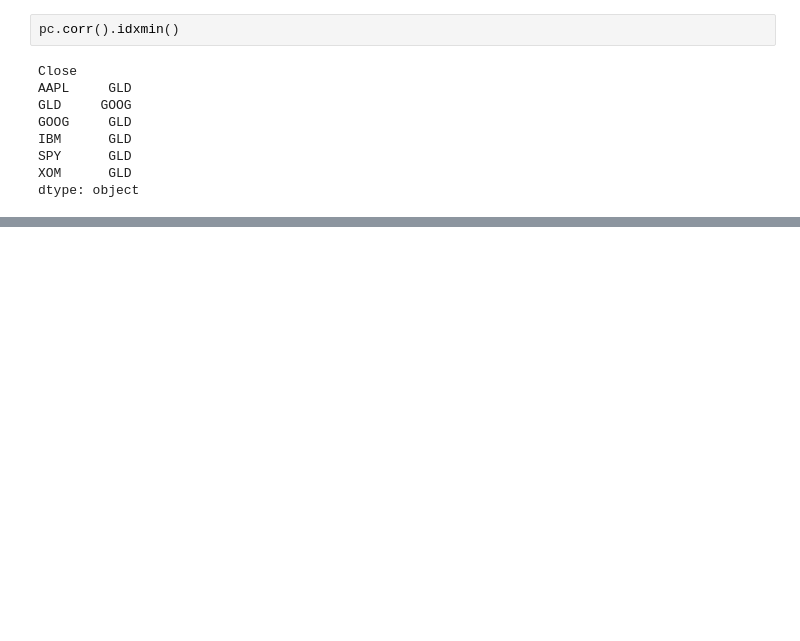
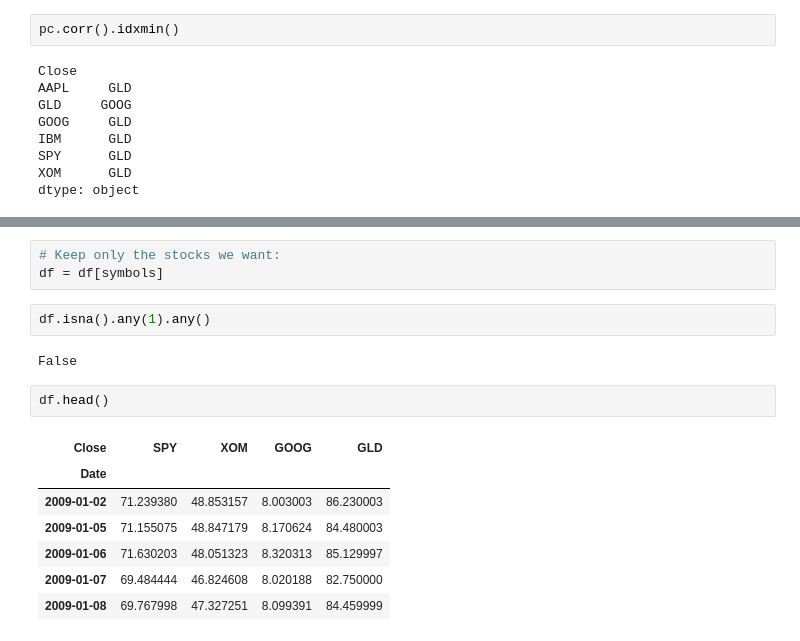
Before and after one commit to mathieugouin/tradesim, a Jupyter notebook: udacity.ipynb, the cells around one changed output, grey strips where cells are left out. Drawn from its saved outputs; the diff is of its cells as text; blank space fills up the shorter version.

```diff
--- a/udacity.ipynb
+++ b/udacity.ipynb
@@ -248,0 +234,17 @@ plot_correlation(pc, 'X.TO', 'TLRY.TO')
+# %%
+# Keep only the stocks we want:
+df = df[symbols]
+# %%
+df.isna().any(1).any()
+# %% [output]
+False
+# %%
+df.head()
+# %% [output]
+| Close | SPY | XOM | GOOG | GLD |
+| Date |  |  |  |  |
+| 2009-01-02 | 71.239380 | 48.853157 | 8.003003 | 86.230003 |
+| 2009-01-05 | 71.155075 | 48.847179 | 8.170624 | 84.480003 |
+| 2009-01-06 | 71.630203 | 48.051323 | 8.320313 | 85.129997 |
+| 2009-01-07 | 69.484444 | 46.824608 | 8.020188 | 82.750000 |
+| 2009-01-08 | 69.767998 | 47.327251 | 8.099391 | 84.459999 |
```
Also changed, not shown: parts of 29 cells of this notebook.
